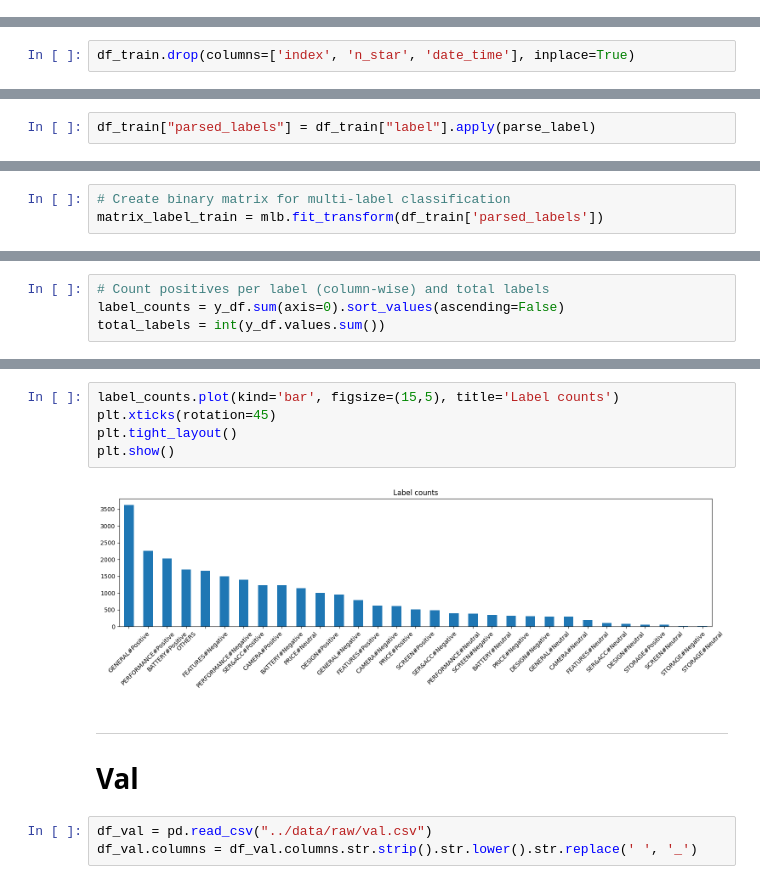
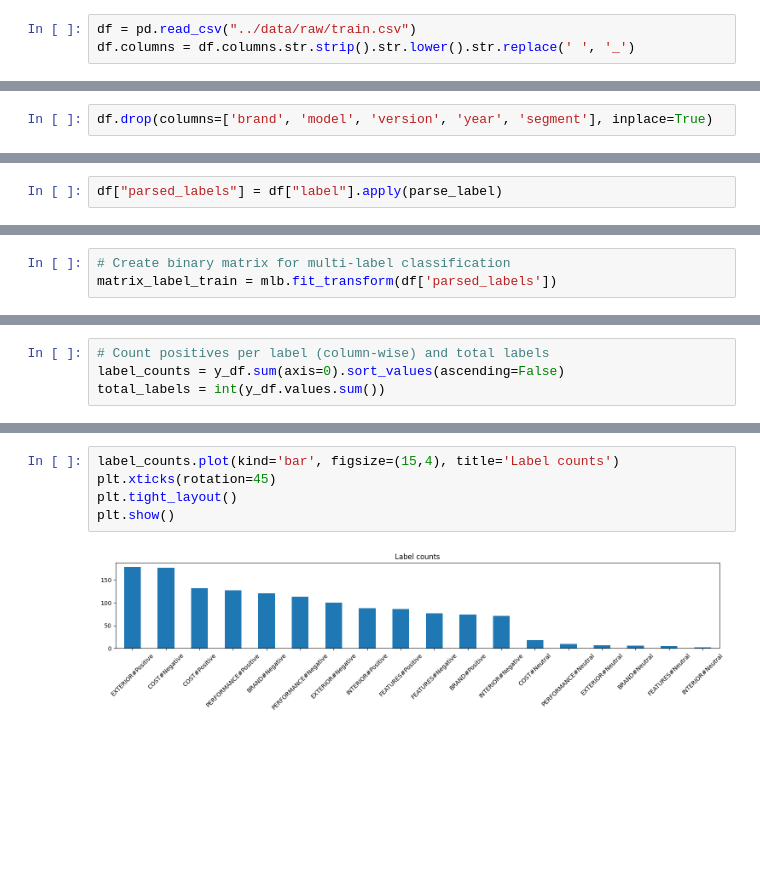
Before and after one commit to Avcuongy/nlp-project, a Jupyter notebook: notebooks/1_eda.ipynb, the cells around one changed output, grey strips where cells are left out. Saved outputs shown, nothing was run; the diff lists cells and outputs as text; blank space fills up the shorter version.

```diff
--- a/notebooks/1_eda.ipynb
+++ b/notebooks/1_eda.ipynb
@@ -17,0 +22,3 @@ from utils.other import parse_label
+# %%
+df = pd.read_csv("../data/raw/train.csv")
+df.columns = df.columns.str.strip().str.lower().str.replace(' ', '_')
@@ -34,3 +42,3 @@ df_train.head()
 # %%
-df_train.drop(columns=['index', 'n_star', 'date_time'], inplace=True)
+df.drop(columns=['brand', 'model', 'version', 'year', 'segment'], inplace=True)
 # %%
@@ -67,5 +75,5 @@ df_train.head()
 # %% [markdown]
 ## Parsed label
 # %%
-df_train["parsed_labels"] = df_train["label"].apply(parse_label)
+df["parsed_labels"] = df["label"].apply(parse_label)
 # %%
@@ -89,7 +97,7 @@ Name: parsed_labels, dtype: object
 mlb = MultiLabelBinarizer()
 # %%
 # Create binary matrix for multi-label classification
-matrix_label_train = mlb.fit_transform(df_train['parsed_labels'])
+matrix_label_train = mlb.fit_transform(df['parsed_labels'])
 # %%
 y_df = pd.DataFrame(matrix_label_train, columns=mlb.classes_)
 y_df.head()
@@ -124,14 +128,7 @@ Total labels in training set: 25566
 # %%
-label_counts.plot(kind='bar', figsize=(15,5), title='Label counts')
+label_counts.plot(kind='bar', figsize=(15,4), title='Label counts')
 plt.xticks(rotation=45)
 plt.tight_layout()
 plt.show()
 # %% [output]
-[figure, old version]
+[figure, new version]
-# %% [markdown]
----
-
-# Val
-# %%
-df_val = pd.read_csv("../data/raw/val.csv")
-df_val.columns = df_val.columns.str.strip().str.lower().str.replace(' ', '_')
```
Also changed, not shown: parts of 31 cells of this notebook, 9 other files.
